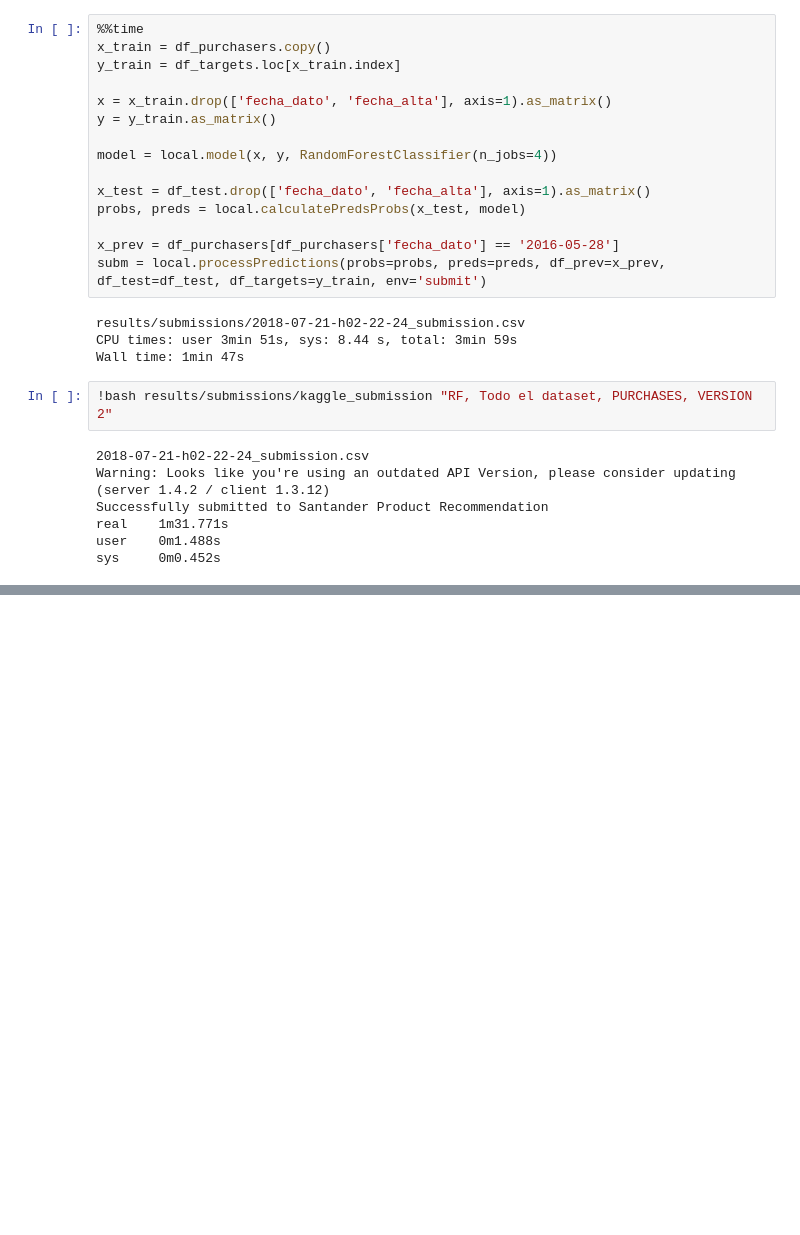
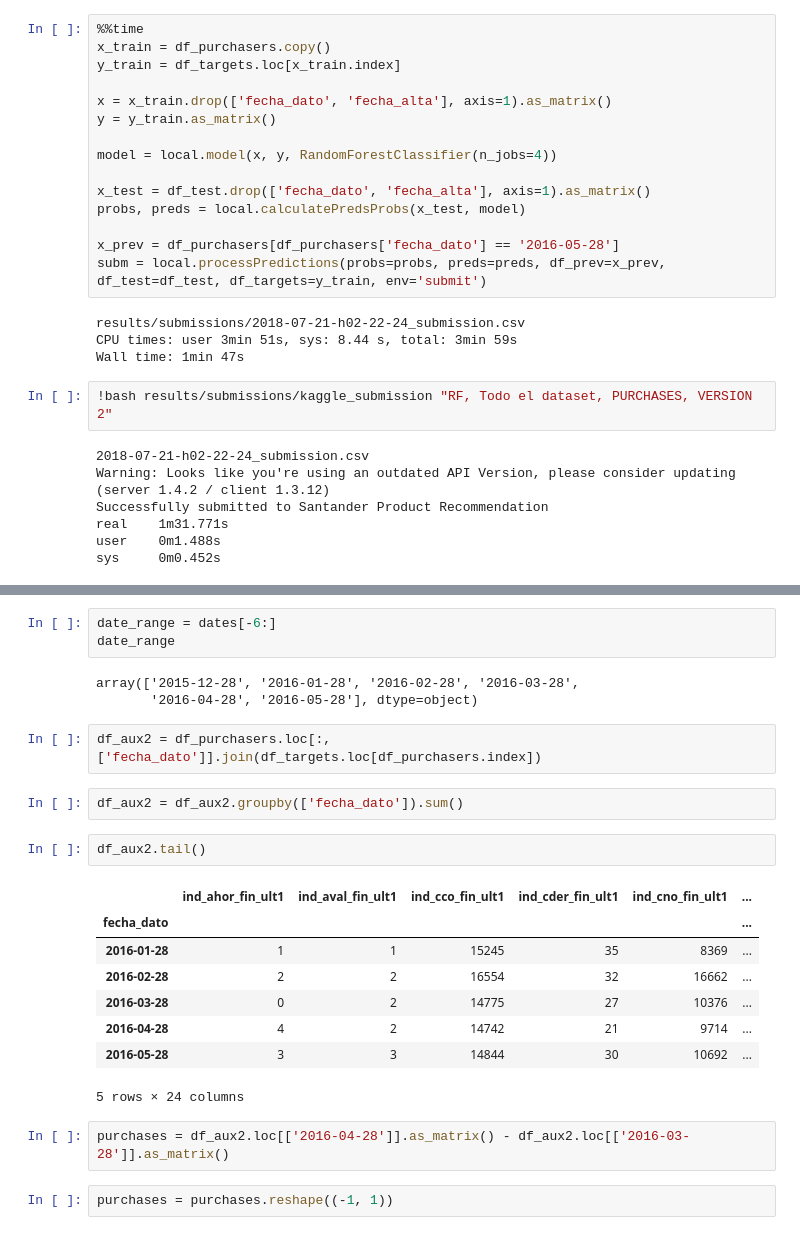
Before and after one commit to sergioml/degree_project, a Jupyter notebook: dont_give_up_5.ipynb, the cells around one changed output, grey strips where cells are left out. Drawn from its saved outputs; the diff is of its cells as text; blank space fills up the shorter version.

```diff
--- a/dont_give_up_5.ipynb
+++ b/dont_give_up_5.ipynb
@@ -866,0 +1050,25 @@ sys     0m0.452s
+# %%
+date_range = dates[-6:]
+date_range
+# %% [output]
+array(['2015-12-28', '2016-01-28', '2016-02-28', '2016-03-28',
+       '2016-04-28', '2016-05-28'], dtype=object)
+# %%
+df_aux2 = df_purchasers.loc[:, ['fecha_dato']].join(df_targets.loc[df_purchasers.index])
+# %%
+df_aux2 = df_aux2.groupby(['fecha_dato']).sum()
+# %%
+df_aux2.tail()
+# %% [output]
+|  | ind_ahor_fin_ult1 | ind_aval_fin_ult1 | ind_cco_fin_ult1 | ind_cder_fin_ult1 | ind_cno_fin_ult1 | ... |
+| fecha_dato |  |  |  |  |  | ... |
+| 2016-01-28 | 1 | 1 | 15245 | 35 | 8369 | ... |
+| 2016-02-28 | 2 | 2 | 16554 | 32 | 16662 | ... |
+| 2016-03-28 | 0 | 2 | 14775 | 27 | 10376 | ... |
+| 2016-04-28 | 4 | 2 | 14742 | 21 | 9714 | ... |
+| 2016-05-28 | 3 | 3 | 14844 | 30 | 10692 | ... |
+5 rows × 24 columns
+# %%
+purchases = df_aux2.loc[['2016-04-28']].as_matrix() - df_aux2.loc[['2016-03-28']].as_matrix()
+# %%
+purchases = purchases.reshape((-1, 1))
```
Also changed, not shown: parts of 55 cells of this notebook, 2 other files.
